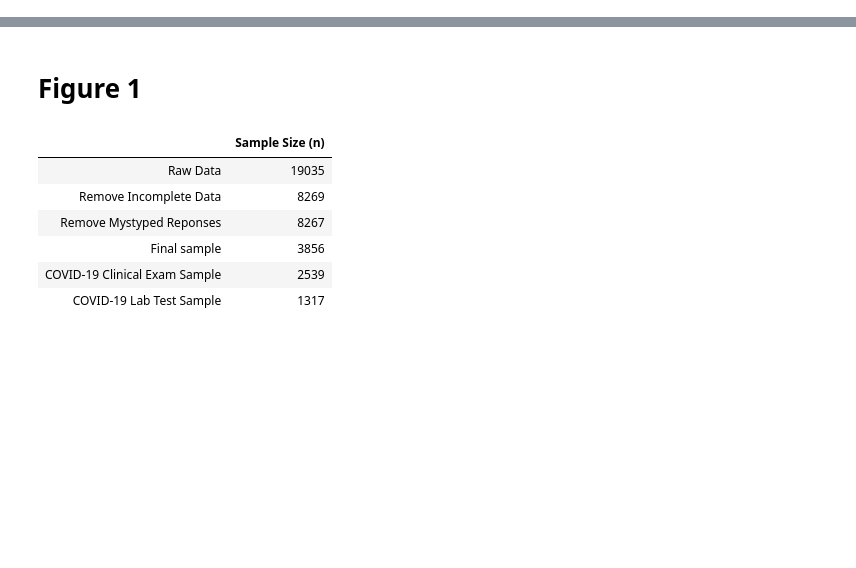
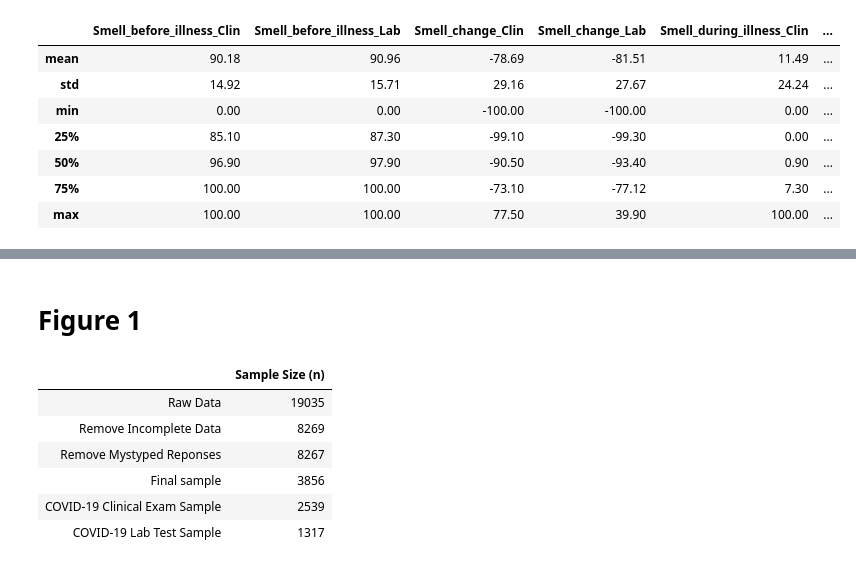
Before and after one commit to GCCR/GCCR001, a Jupyter notebook: analysis/paper/analysis.ipynb, the cells around one changed output, grey strips where cells are left out. Cells and saved outputs as stored; diff of their text form; code cells hidden in the pictures; blank space fills up the shorter version.

```diff
--- a/analysis/paper/analysis.ipynb
+++ b/analysis/paper/analysis.ipynb
@@ -109,0 +97,15 @@ n_test = d_test.shape[0]
+# %%
+# Summary statistics for the above categories
+columns = ['Smell_before_illness', 'Smell_during_illness', 'Smell_change']
+summary = d_lab[columns].describe().round(2).join(d_clin[columns].describe().round(2),
+                                                  lsuffix='_Lab', rsuffix='_Clin').drop('count')
+summary[sorted(summary)]
+# %% [output]
+|  | Smell_before_illness_Clin | Smell_before_illness_Lab | Smell_change_Clin | Smell_change_Lab | Smell_during_illness_Clin | ... |
+| mean | 90.18 | 90.96 | -78.69 | -81.51 | 11.49 | ... |
+| std | 14.92 | 15.71 | 29.16 | 27.67 | 24.24 | ... |
+| min | 0.00 | 0.00 | -100.00 | -100.00 | 0.00 | ... |
+| 25% | 85.10 | 87.30 | -99.10 | -99.30 | 0.00 | ... |
+| 50% | 96.90 | 97.90 | -90.50 | -93.40 | 0.90 | ... |
+| 75% | 100.00 | 100.00 | -73.10 | -77.12 | 7.30 | ... |
+| max | 100.00 | 100.00 | 77.50 | 39.90 | 100.00 | ... |
```
Also changed, not shown: parts of 31 cells of this notebook.
